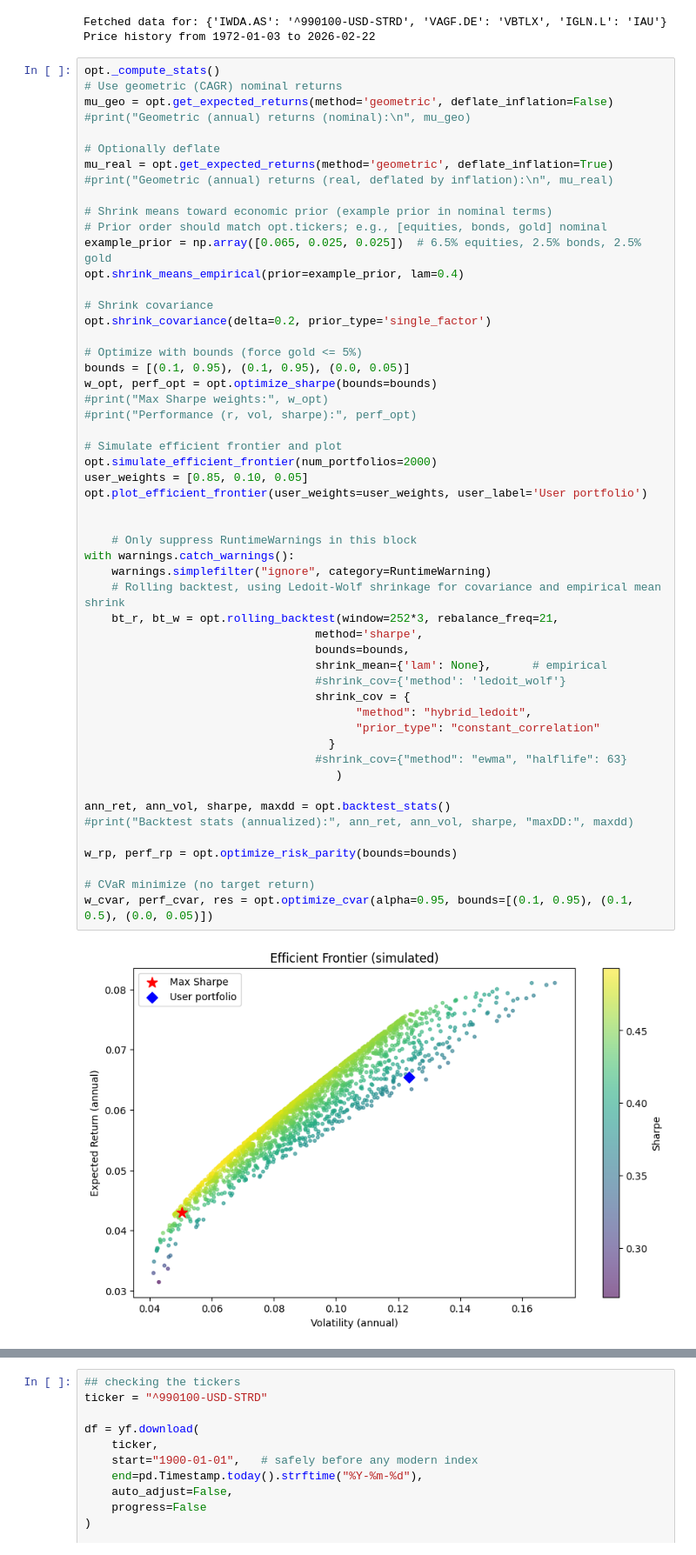
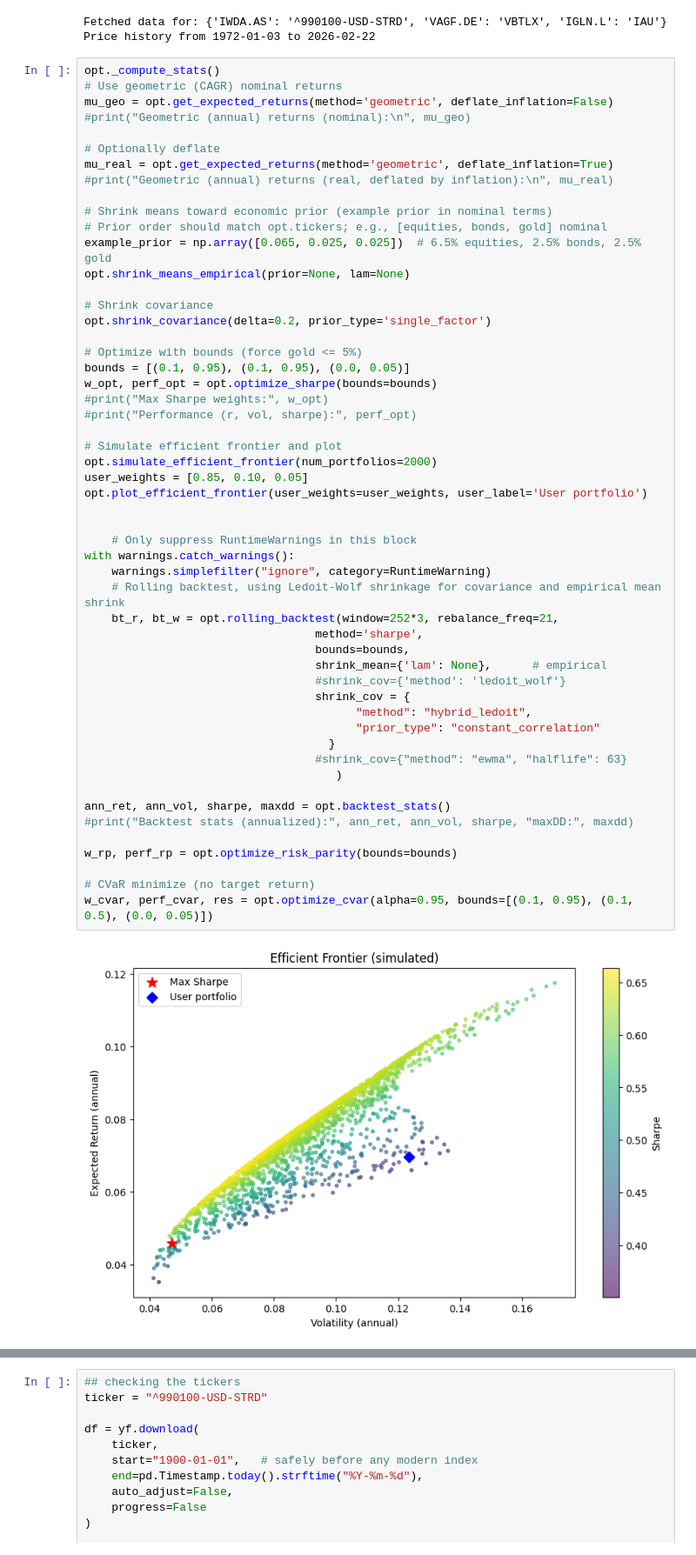
Before and after one commit to tnechaev/Portfolio-optimization, a Jupyter notebook: portfolio_optimizer.ipynb, the cells around one changed output, grey strips where cells are left out. Shown at 87% size. Drawn from its saved outputs; the diff is of its cells as text.

```diff
--- a/portfolio_optimizer.ipynb
+++ b/portfolio_optimizer.ipynb
@@ -40,7 +40,7 @@ mu_real = opt.get_expected_returns(method='geometric', deflate_inflation=True)
 # Shrink means toward economic prior (example prior in nominal terms)
 # Prior order should match opt.tickers; e.g., [equities, bonds, gold] nominal
 example_prior = np.array([0.065, 0.025, 0.025])  # 6.5% equities, 2.5% bonds, 2.5% gold
-opt.shrink_means_empirical(prior=example_prior, lam=0.4)
+opt.shrink_means_empirical(prior=None, lam=None)
 
 # Shrink covariance
 opt.shrink_covariance(delta=0.2, prior_type='single_factor')
@@ -54,34 +54,34 @@ w_opt, perf_opt = opt.optimize_sharpe(bounds=bounds)
 # Simulate efficient frontier and plot
 opt.simulate_efficient_frontier(num_portfolios=2000)
 user_weights = [0.85, 0.10, 0.05]
 opt.plot_efficient_frontier(user_weights=user_weights, user_label='User portfolio')
 
 
     # Only suppress RuntimeWarnings in this block
 with warnings.catch_warnings():
     warnings.simplefilter("ignore", category=RuntimeWarning)
     # Rolling backtest, using Ledoit-Wolf shrinkage for covariance and empirical mean shrink
     bt_r, bt_w = opt.rolling_backtest(window=252*3, rebalance_freq=21,
                                   method='sharpe',
                                   bounds=bounds,
                                   shrink_mean={'lam': None},      # empirical
                                   #shrink_cov={'method': 'ledoit_wolf'}
                                   shrink_cov = {
                                         "method": "hybrid_ledoit",
                                         "prior_type": "constant_correlation"
                                     }
                                   #shrink_cov={"method": "ewma", "halflife": 63}
                                      )
 
 ann_ret, ann_vol, sharpe, maxdd = opt.backtest_stats()
 #print("Backtest stats (annualized):", ann_ret, ann_vol, sharpe, "maxDD:", maxdd)
 
 w_rp, perf_rp = opt.optimize_risk_parity(bounds=bounds)
 
 # CVaR minimize (no target return)
 w_cvar, perf_cvar, res = opt.optimize_cvar(alpha=0.95, bounds=[(0.1, 0.95), (0.1, 0.5), (0.0, 0.05)])
 # %% [output]
-[figure, old version]
+[figure, new version]
 Covariance diagnostics summary across all rolling windows:
       frob_relative_change  min_eigen_raw  min_eigen_fixed  num_negative_raw  \
 mean              0.014261       0.007972         0.008010               0.0
```
Also changed, not shown: parts of 5 cells of this notebook.
